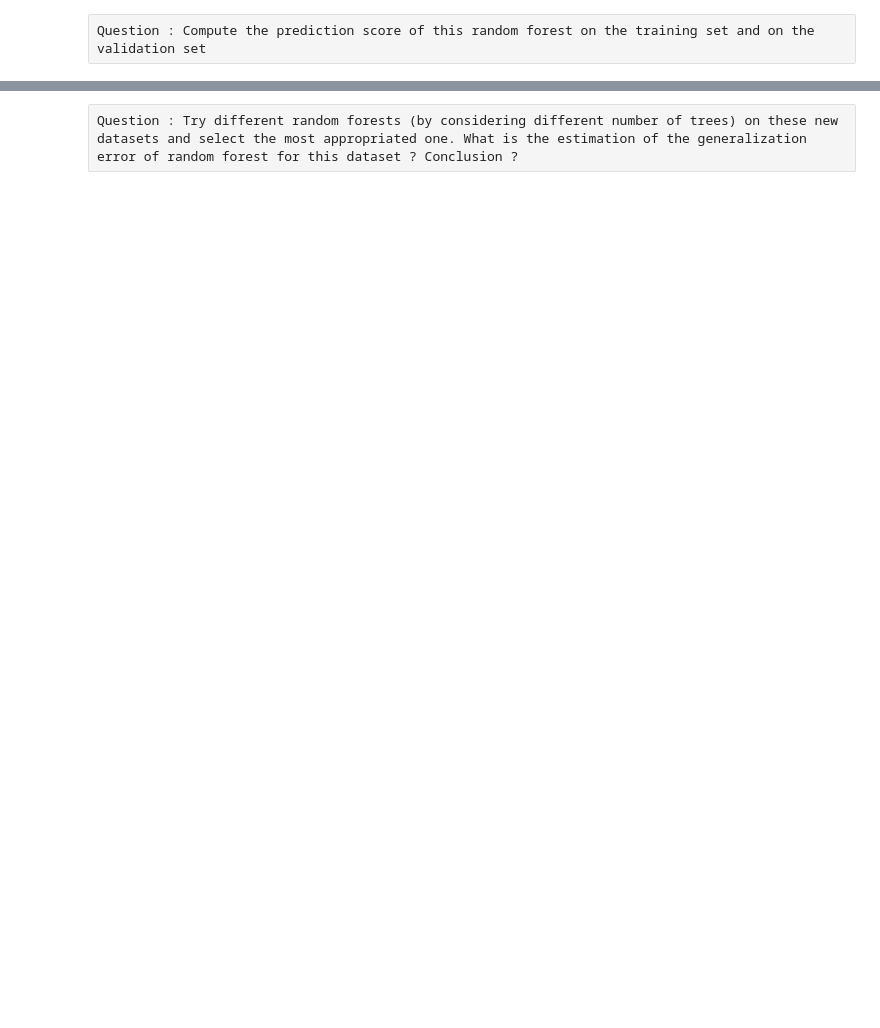
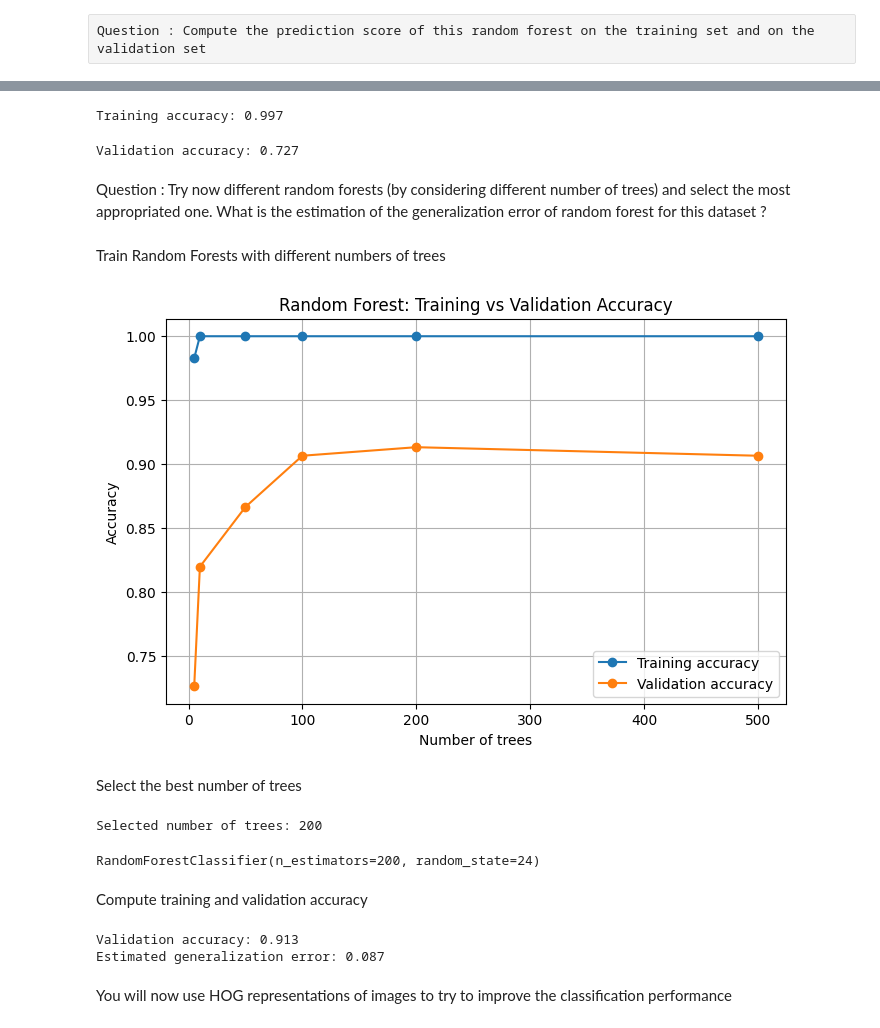
Before and after one commit to JoseRuiz01/MachineLearningLabs, a Jupyter notebook: TP_3_Random_Forest.ipynb, the cells around one changed output, grey strips where cells are left out. Saved outputs shown, nothing was run; the diff lists cells and outputs as text; code cells hidden in the pictures; blank space fills up the shorter version.

```diff
--- a/TP_3_Random_Forest.ipynb
+++ b/TP_3_Random_Forest.ipynb
@@ -15,5 +15,8 @@ You will first apply random forest to the raw images and then try to improve the
 mnist = pd.read_csv('cp_sample.csv', sep=';')
 # %% [raw]
 Question : Split this dataset into training/validation/test (you can use the same split as last TP)
+# %%
+data_train, data_test = train_test_split(mnist, test_size = 0.3, random_state = 24)
+data_valid, data_test = train_test_split(data_test, test_size = 0.5, random_state = 24)
 # %%
 from sklearn.ensemble import RandomForestClassifier
@@ -39,2 +52,68 @@ Question : As in last TP (about decision trees), compute the new training, valid
-# %% [raw]
-Question : Try different random forests (by considering different number of trees) on these new datasets and select the most appropriated one. What is the estimation of the generalization error of random forest for this dataset ? Conclusion ?
+# %%
+# Training score
+train_score = r_f.score(data_train.iloc[:, 1:], data_train.label)
+print(f"Training accuracy: {train_score:.3f}")
+# %% [output]
+Training accuracy: 0.997
+# %%
+# Validation score
+valid_score = r_f.score(data_valid.iloc[:, 1:], data_valid.label)
+print(f"Validation accuracy: {valid_score:.3f}")
+# %% [output]
+Validation accuracy: 0.727
+# %% [markdown]
+Question : Try now different random forests (by considering different number of trees) and select the most appropriated one. What is the estimation of the generalization error of random forest for this dataset ?
+# %% [markdown]
+Train Random Forests with different numbers of trees
+# %%
+# Candidate numbers of trees
+n_trees = [5, 10, 50, 100, 200, 500]
+
+train_scores = []
+valid_scores = []
+
+for n in n_trees:
+    rf = RandomForestClassifier(n_estimators=n, random_state=24)
+    rf.fit(data_train.iloc[:, 1:], data_train.label)
+
+    # Compute training and validation accuracy
+    train_scores.append(rf.score(data_train.iloc[:, 1:], data_train.label))
+    valid_scores.append(rf.score(data_valid.iloc[:, 1:], data_valid.label))
+
+# Plot to visualize performance
+plt.figure(figsize=(8,5))
+plt.plot(n_trees, train_scores, marker='o', label='Training accuracy')
+plt.plot(n_trees, valid_scores, marker='o', label='Validation accuracy')
+plt.xlabel('Number of trees')
+plt.ylabel('Accuracy')
+plt.title('Random Forest: Training vs Validation Accuracy')
+plt.legend()
+plt.grid(True)
+plt.show()
+# %% [output]
+[figure, added]
+# %% [markdown]
+Select the best number of trees
+# %%
+best_n = n_trees[valid_scores.index(max(valid_scores))]
+print(f"Selected number of trees: {best_n}")
+
+# Train the final random forest
+rf_best = RandomForestClassifier(n_estimators=best_n, random_state=24)
+rf_best.fit(data_train.iloc[:, 1:], data_train.label)
+# %% [output]
+Selected number of trees: 200
+RandomForestClassifier(n_estimators=200, random_state=24)
+# %% [markdown]
+Compute training and validation accuracy
+# %%
+valid_accuracy = rf_best.score(data_valid.iloc[:, 1:], data_valid.label)
+gen_error = 1 - valid_accuracy
+
+print(f"Validation accuracy: {valid_accuracy:.3f}")
+print(f"Estimated generalization error: {gen_error:.3f}")
+# %% [output]
+Validation accuracy: 0.913
+Estimated generalization error: 0.087
+# %% [markdown]
+You will now use HOG representations of images to try to improve the classification performance
```
Also changed, not shown: parts of 23 cells of this notebook.
